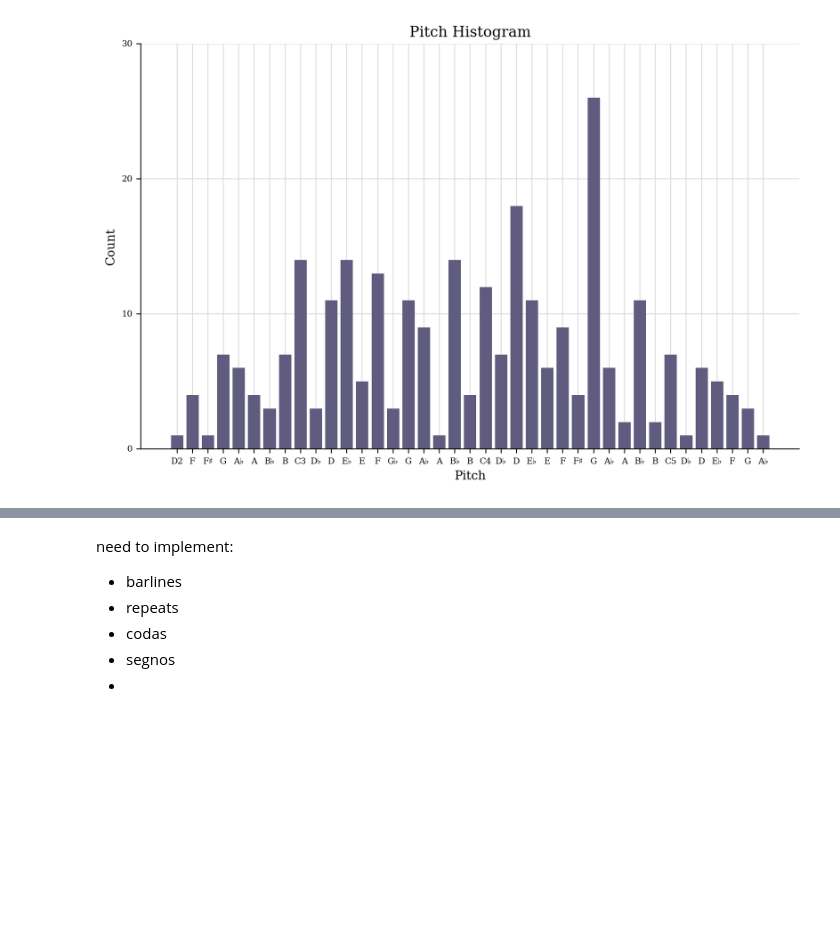
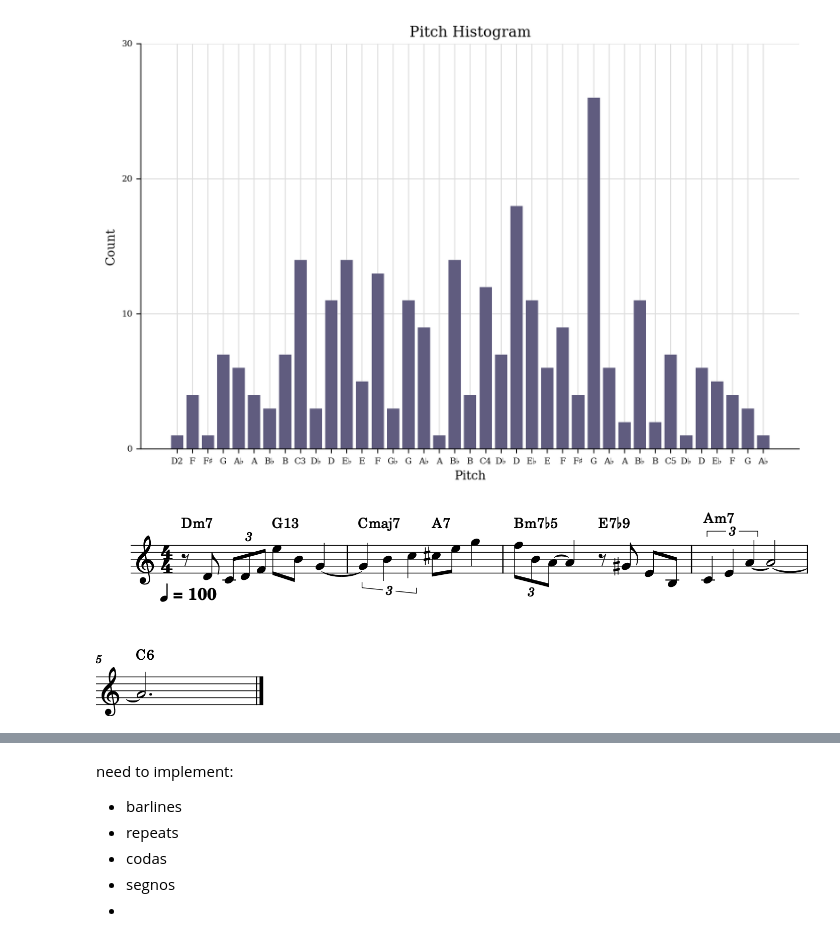
Before and after one commit to cwrightlibrary/JazzEtudeGenerator, a Jupyter notebook: main.ipynb, the cells around one changed output, grey strips where cells are left out. Drawn from its saved outputs; the diff is of its cells as text; code cells hidden in the pictures; blank space fills up the shorter version.

```diff
--- a/main.ipynb
+++ b/main.ipynb
@@ -356,3 +490,65 @@ song.plot("histogram", "pitchClass")
 song.plot("histogram", "pitch")
 # %% [output]
 [figure]
+# %%
+chords: dict[int, list[str]] = {
+    0: ["Dm7", "G13"],
+    1: ["Cmaj7", "A7"],
+    2: ["Bm7b5", "E7b9"],
+    3: ["Am7"],
+    4: ["C6"],
+}
+
+notes: dict[int, list[note.Note | note.Rest]] = {
+    0: [
+        _rest(0.5),
+        _note("D4", 0.5),
+        _note("C4", 0.333333333),
+        _note("D4", 0.333333333),
+        _note("F4", 0.333333333),
+        _note("E5", 0.5),
+        _note("B4", 0.5),
+        _note("G4", 1.0, "start"),
+    ],
+    1: [
+        _note("G4", 0.666666666, "stop"),
+        _note("B4", 0.666666666),
+        _note("C5", 0.666666666),
+        _note("C#5", 0.5),
+        _note("E5", 0.5),
+        _note("G5", 1),
+    ],
+    2: [
+        _note("F5", 0.333333333),
+        _note("B4", 0.333333333),
+        _note("A4", 0.333333333, "start"),
+        _note("A4", 1, "stop"),
+        _rest(0.5),
+        _note("G#4", 0.5),
+        _note("E4", 0.5),
+        _note("B3", 0.5),
+    ],
+    3: [
+        _note("C4", 0.666666666),
+        _note("E4", 0.666666666),
+        _note("A4", 0.666666666, "start"),
+        _note("A4", 2.0, "continue"),
+    ],
+    4: [
+        _note("A4", 3.0, "stop"),
+    ],
+}
+
+song: stream.Score = stream.Score()
+part: stream.Part = stream.Part()
+song_key: key.KeySignature = key.KeySignature(0)
+song_sig: meter.TimeSignature = meter.TimeSignature("4/4")
+song_tempo: tempo.MetronomeMark = tempo.MetronomeMark(100)
+
+song: stream.Score = construct_song(
+    song, part, song_key, song_sig, song_tempo, chords, notes
+)
+
+Image(song.write("musicxml.png"))
+# %% [output]
+[figure, added]
```
Also changed, not shown: parts of 5 cells of this notebook, 1 other file.
